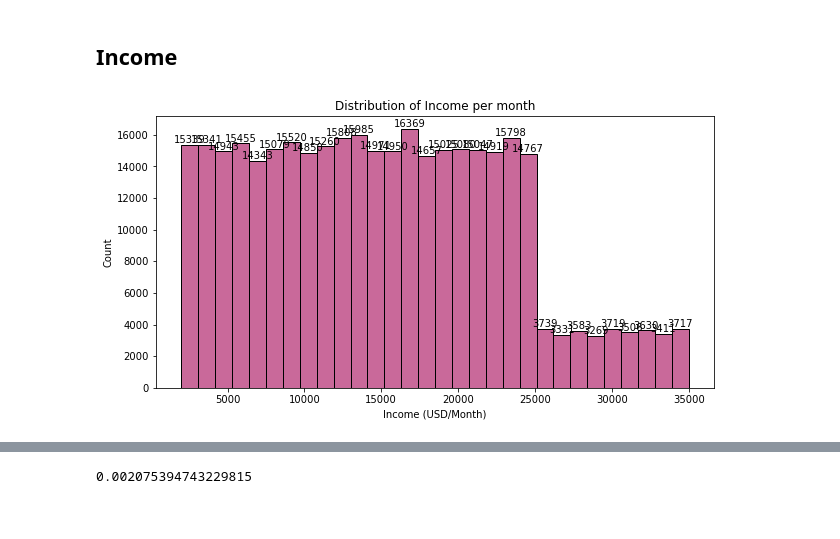
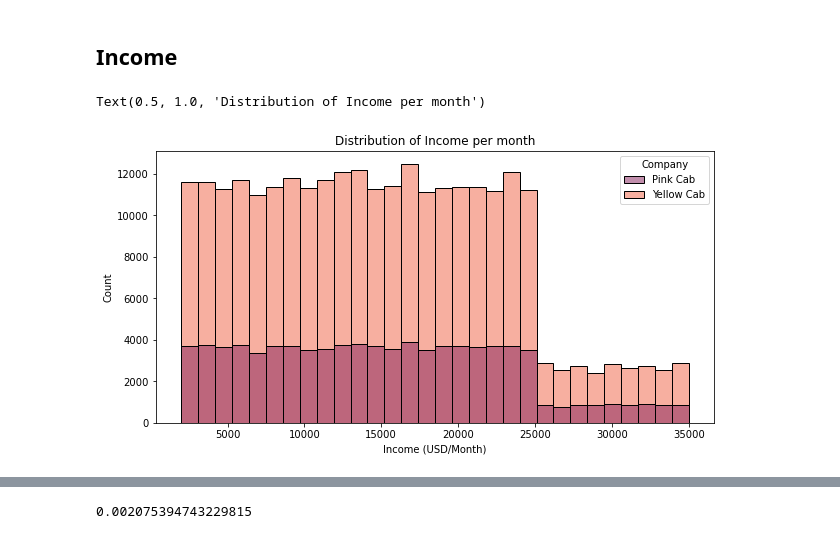
Before and after one commit to KierraDangerfield/Data-Glacier, a Jupyter notebook: Week_2/Insight for Cab Investment Firm.ipynb, the cells around one changed output, grey strips where cells are left out. Saved outputs shown, nothing was run; the diff lists cells and outputs as text; code cells hidden in the pictures.

```diff
--- a/Week_2/Insight for Cab Investment Firm.ipynb
+++ b/Week_2/Insight for Cab Investment Firm.ipynb
@@ -833,10 +808,8 @@ for container in ax.containers:
 ## Income
 # %%
 fig, ax = plt.subplots(figsize=(10,5))
-sns.histplot(data=masterData, x="Income (USD/Month)", color=color, bins=30)
+sns.histplot(data=masterData, x="Income (USD/Month)", palette="rocket", hue="Company", bins=30)
 plt.title("Distribution of Income per month")
-
-for container in ax.containers:
-    ax.bar_label(container)
 # %% [output]
+Text(0.5, 1.0, 'Distribution of Income per month')
-[figure, old version]
+[figure, new version]
```
Also changed, not shown: parts of 21 cells of this notebook, 2 other files.
